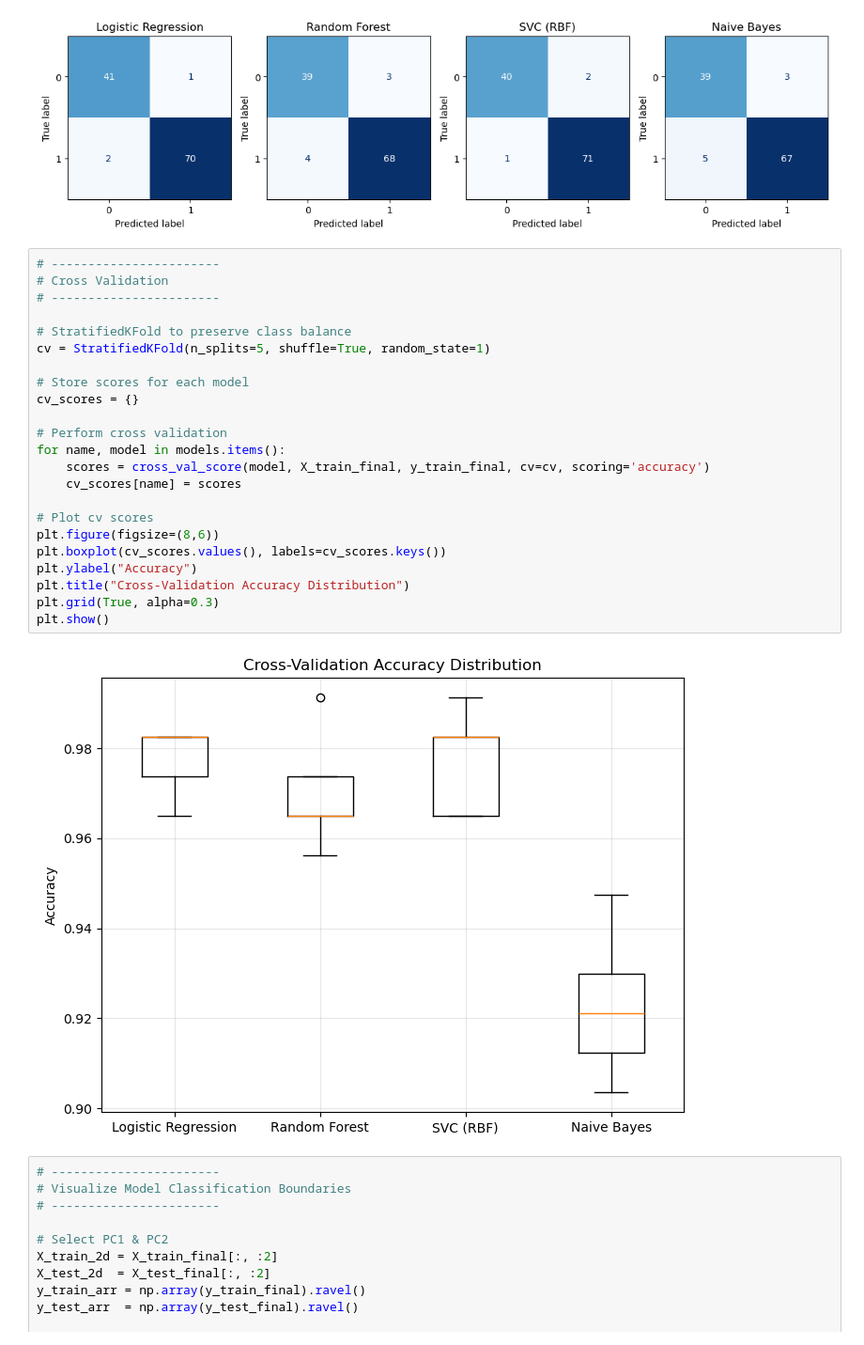
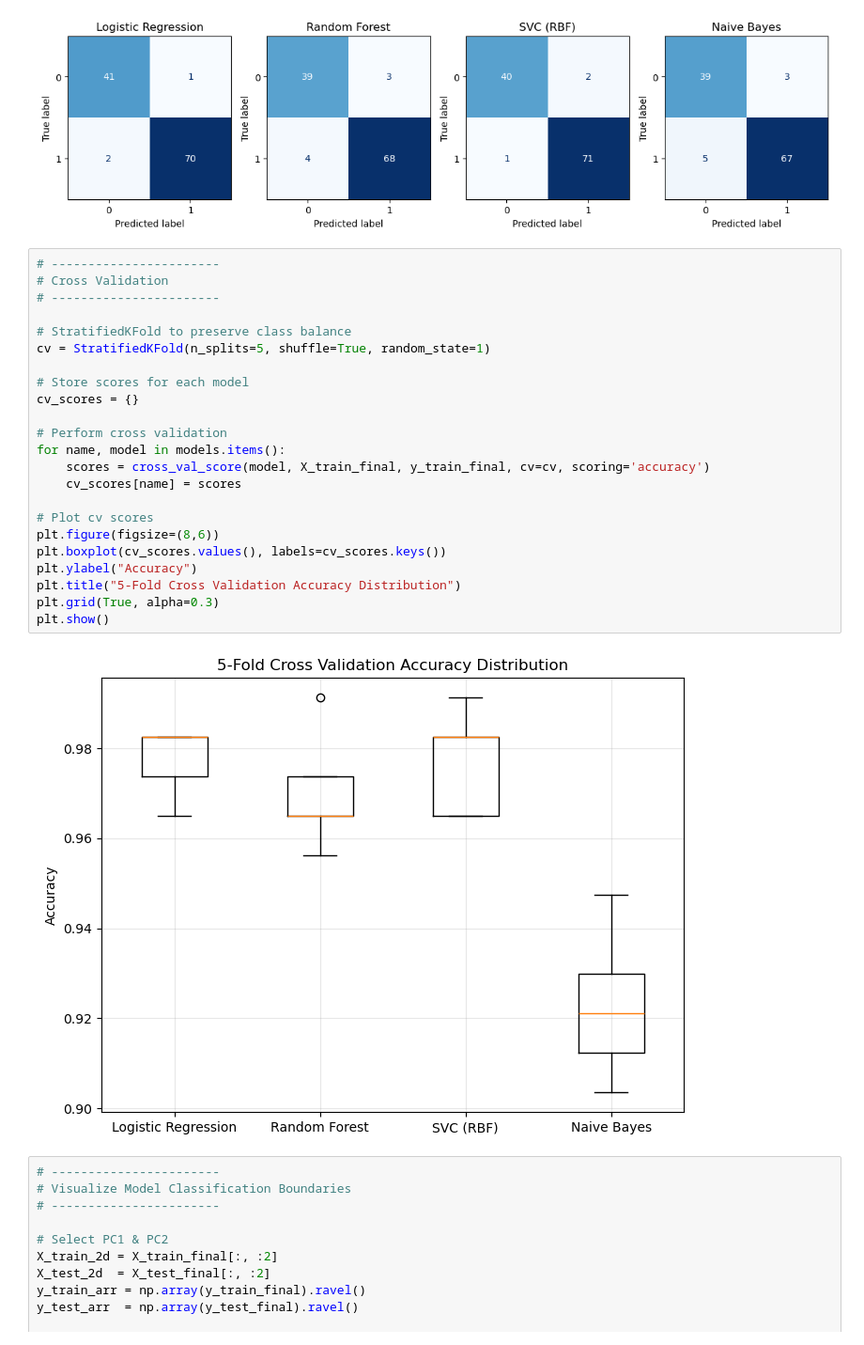
Before and after one commit to rickkli/STT810_Project, a Jupyter notebook: cancer_detection.ipynb, the cells around one changed output. Shown at 94% size. Drawn from its saved outputs; the diff is of its cells as text.

```diff
--- a/cancer_detection.ipynb
+++ b/cancer_detection.ipynb
@@ -275,28 +278,28 @@ plt.show()
 # %%
 # -----------------------
 # Cross Validation
 # -----------------------
 
 # StratifiedKFold to preserve class balance
 cv = StratifiedKFold(n_splits=5, shuffle=True, random_state=1)
 
 # Store scores for each model
 cv_scores = {}
 
 # Perform cross validation
 for name, model in models.items():
     scores = cross_val_score(model, X_train_final, y_train_final, cv=cv, scoring='accuracy')
     cv_scores[name] = scores
 
 # Plot cv scores
 plt.figure(figsize=(8,6))
 plt.boxplot(cv_scores.values(), labels=cv_scores.keys())
 plt.ylabel("Accuracy")
-plt.title("Cross-Validation Accuracy Distribution")
+plt.title("5-Fold Cross Validation Accuracy Distribution")
 plt.grid(True, alpha=0.3)
 plt.show()
 # %% [output]
-[figure, old version]
+[figure, new version]
 # %%
 # -----------------------
 # Visualize Model Classification Boundaries
```
Also changed, not shown: parts of 6 cells of this notebook.
